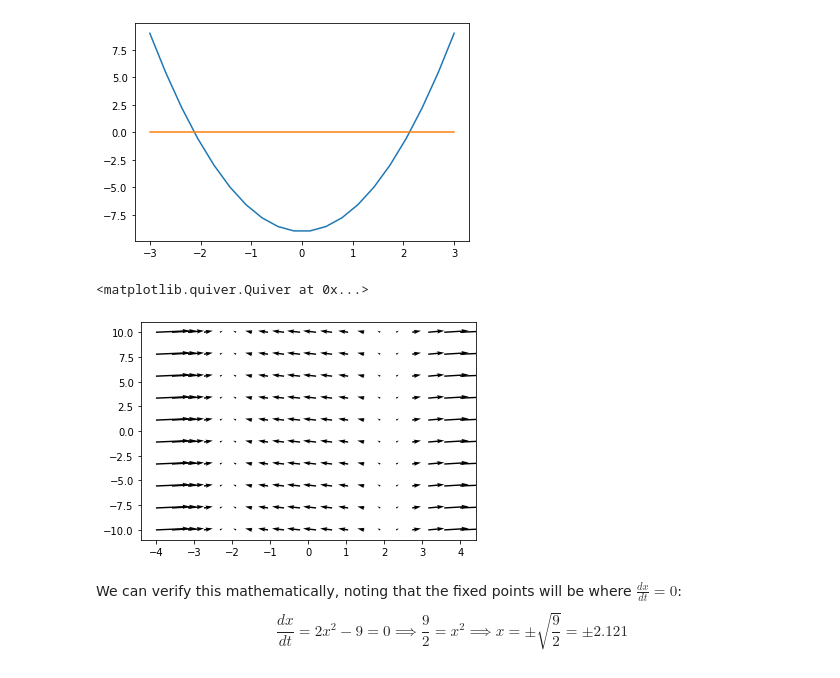
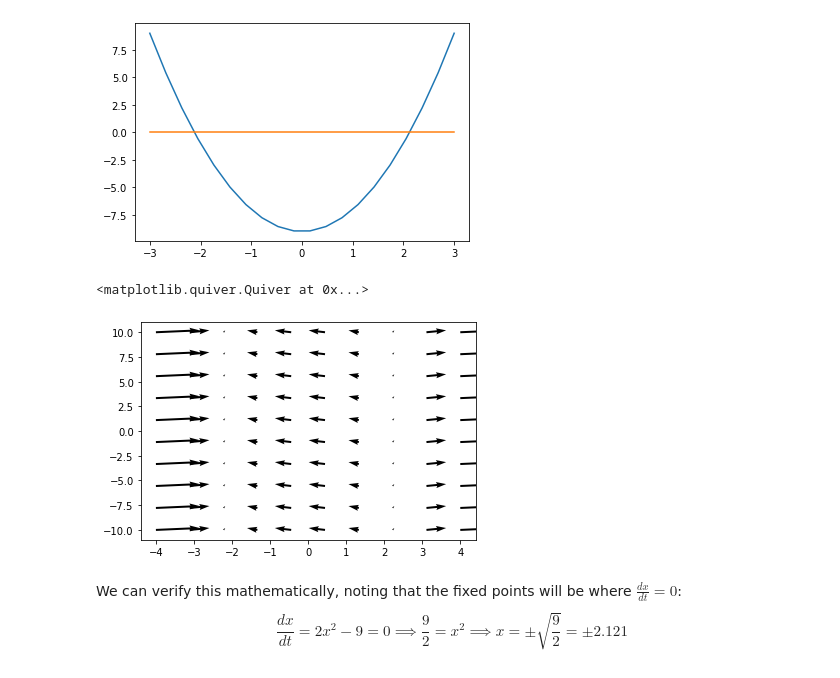
Before and after one commit to moumhecht/COMP596, a Jupyter notebook: HW2/HW2_mhecht.ipynb, the cells around one changed output. Saved outputs shown, nothing was run; the diff lists cells and outputs as text; code cells hidden in the pictures.

```diff
--- a/HW2/HW2_mhecht.ipynb
+++ b/HW2/HW2_mhecht.ipynb
@@ -24,13 +24,13 @@ plt.plot(x,zeros)
 [<matplotlib.lines.Line2D at 0x...>]
 [figure]
 # %%
-x,t = np.meshgrid(np.linspace(-4,4,20),np.linspace(-10,10,10))
+x,t = np.meshgrid(np.linspace(-4,4,10),np.linspace(-10,10,10))
 dx = 2.* x**2 - 9.
 dt = np.ones(np.size(t))
 plt.quiver(x,t,dx,dt)
 # %% [output]
 <matplotlib.quiver.Quiver at 0x...>
-[figure, old version]
+[figure, new version]
 # %% [markdown]
 We can verify this mathematically, noting that the fixed points will be where $\frac{dx}{dt}=0$:
 $$\frac{dx}{dt} = 2x^2 - 9 = 0 \implies \frac{9}{2}= x^2 \implies  x = \pm \sqrt{\frac{9}{2}} = \pm 2.121$$
```
Also changed, not shown: parts of 5 cells of this notebook.
